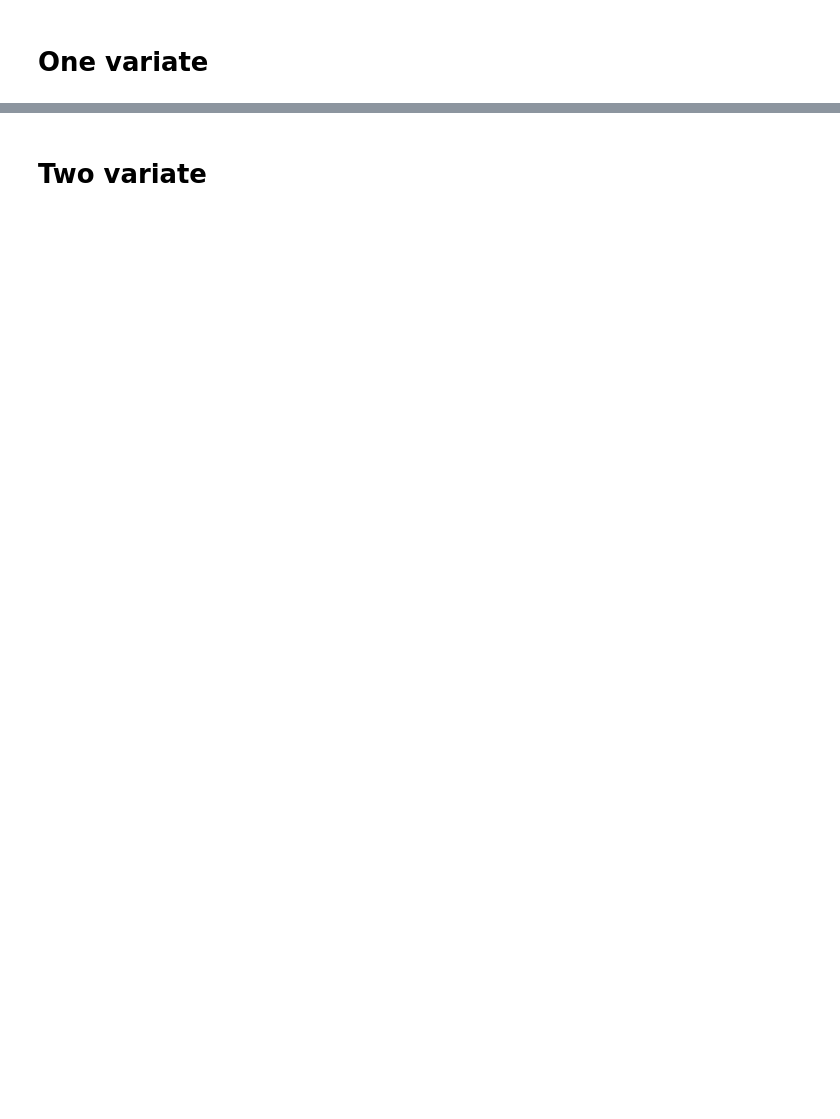
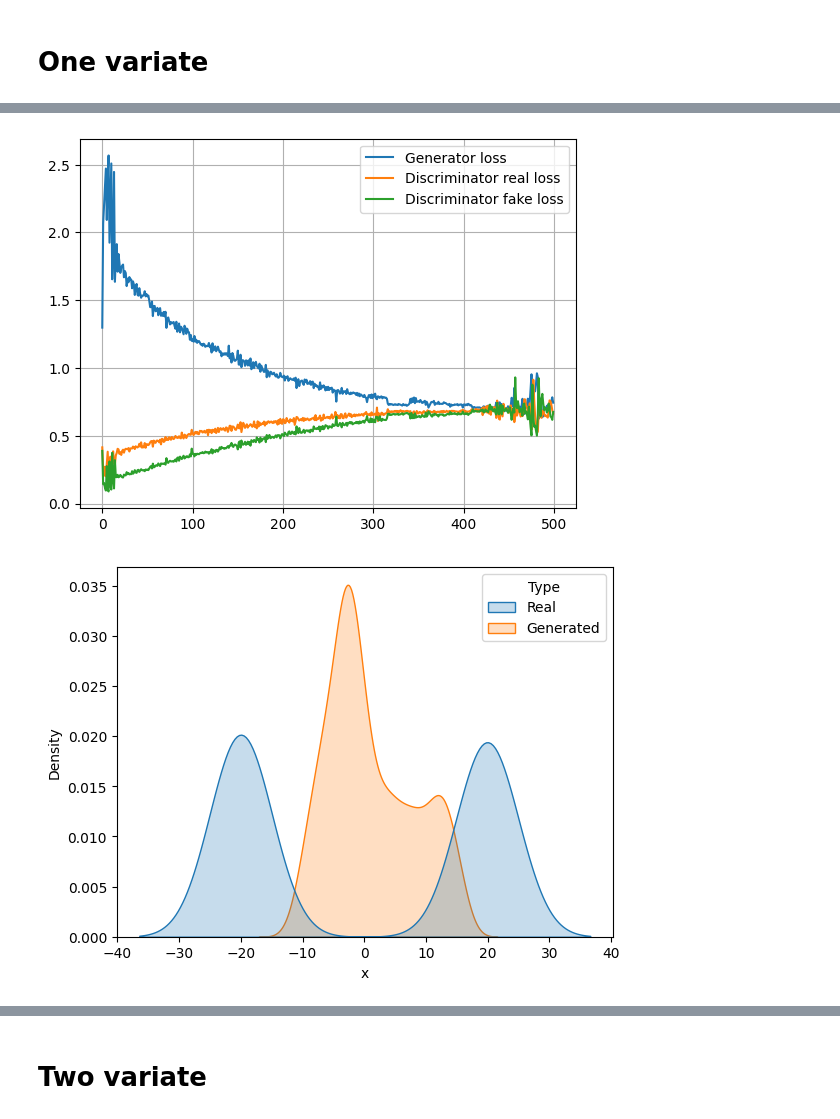
Before and after one commit to gregkseno/masters-thesis, a Jupyter notebook: code/adversarial_ipfp.ipynb, the cells around one changed output, grey strips where cells are left out. Cells and saved outputs as stored; diff of their text form; code cells hidden in the pictures; blank space fills up the shorter version.

```diff
--- a/code/adversarial_ipfp.ipynb
+++ b/code/adversarial_ipfp.ipynb
@@ -371,27 +122,12 @@ class AdversarialIPFPTrainer:
 # %%
-# Models parameters
-data_dim = 1
-divergence='forward_kl'
-
-conditional_q_fixed = Conditional(data_dim, latent_dim=1).to(device)
-
-# Trainer and dataloader parameters
-batch_size = 32
-
-
+# Marginals
 marginal_x = Normal(0, 1)
 marginal_y = MixtureSameFamily(
     Categorical(torch.tensor([0.5, 0.5], dtype=torch.float)),
     Normal(torch.tensor([20, -20], dtype=torch.float), torch.tensor([0.5, 0.5], dtype=torch.float))
 )
-# marginal_y = Normal(5, 1)
-dataset = OneVariateDataset(2_000, marginal_x, marginal_y)
+
+# Trainer and dataloader parameters
+batch_size = 128
+dataset = OneVariateDataset(5_000, marginal_x, marginal_y)
 dataloader = DataLoader(dataset, batch_size=batch_size, shuffle=True)
-init_params = {
-    'epochs': 80,
-    'loader': dataloader,
-    'gamma': 5.,
-    'lr_disc': 1e-4,
-    'lr_gen': 4e-5,
-}
-conditional_q_fixed.init_weights(**init_params)
@@ -553,0 +134,15 @@ plt.show()
+# %%
+# Models parameters
+data_dim = 1
+hidden_dims = [128, 64, 32]
+conditional_q_fixed = SimpleConditional(data_dim, hidden_dims).to(device)
+
+# Init conditional
+init_params = {
+    'epochs': 500,
+    'loader': dataloader,
+    'gamma': 10.,
+    'lr_disc': 4e-4,
+    'lr_gen': 1e-4,
+}
+losses = conditional_q_fixed.init_conditional(**init_params)
@@ -553,0 +167,8 @@ plt.show()
+# %%
+conditional_q_fixed.to('cpu')
+
+visualize_losses(losses, conditional_q_fixed.loss_titles, inner_steps=1)
+visualize_gan(conditional_q_fixed, dataset)
+# %% [output]
+[figure, added]
+[figure, added]
```
Also changed, not shown: parts of 44 cells of this notebook, 1 other file.
